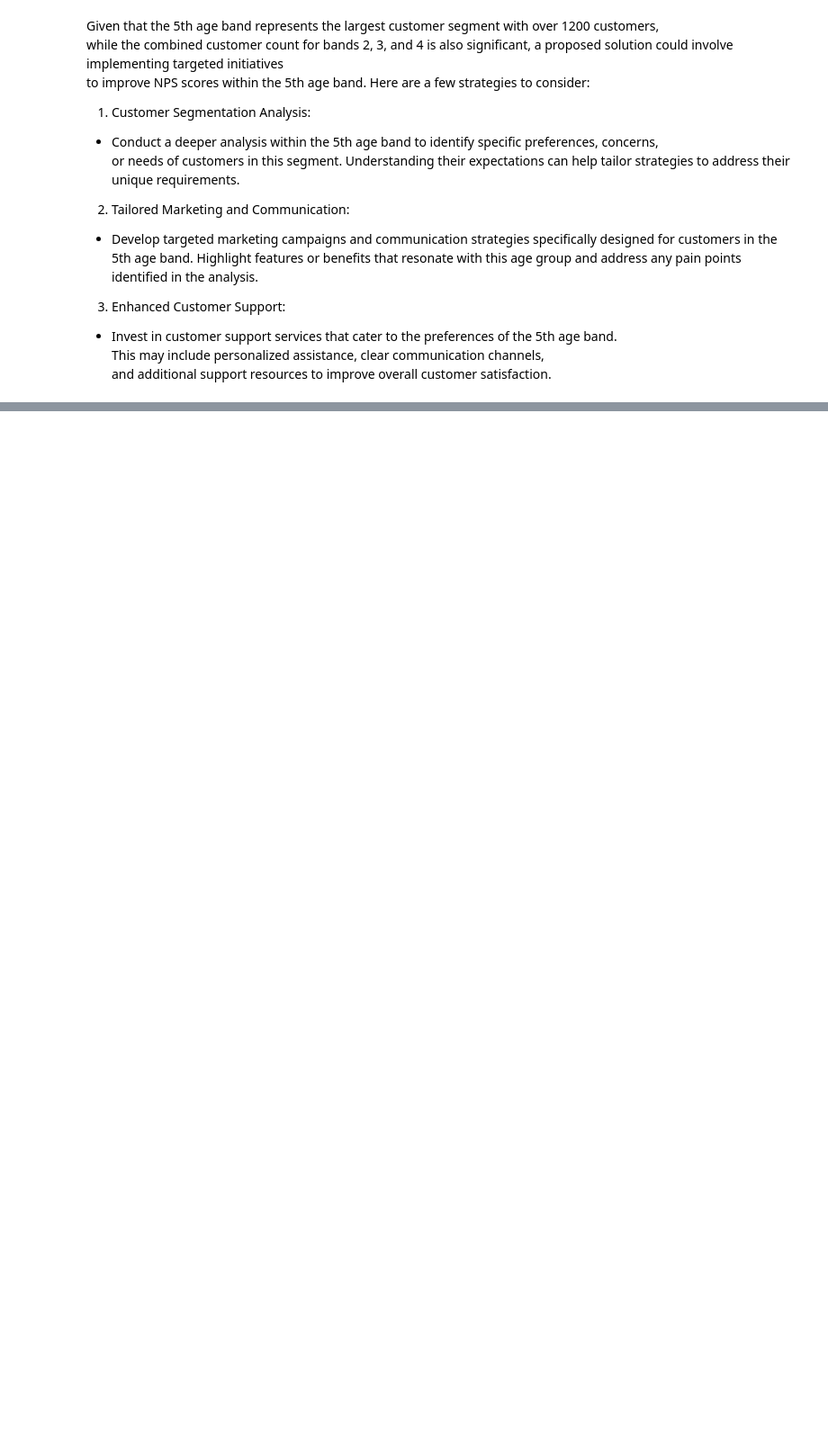
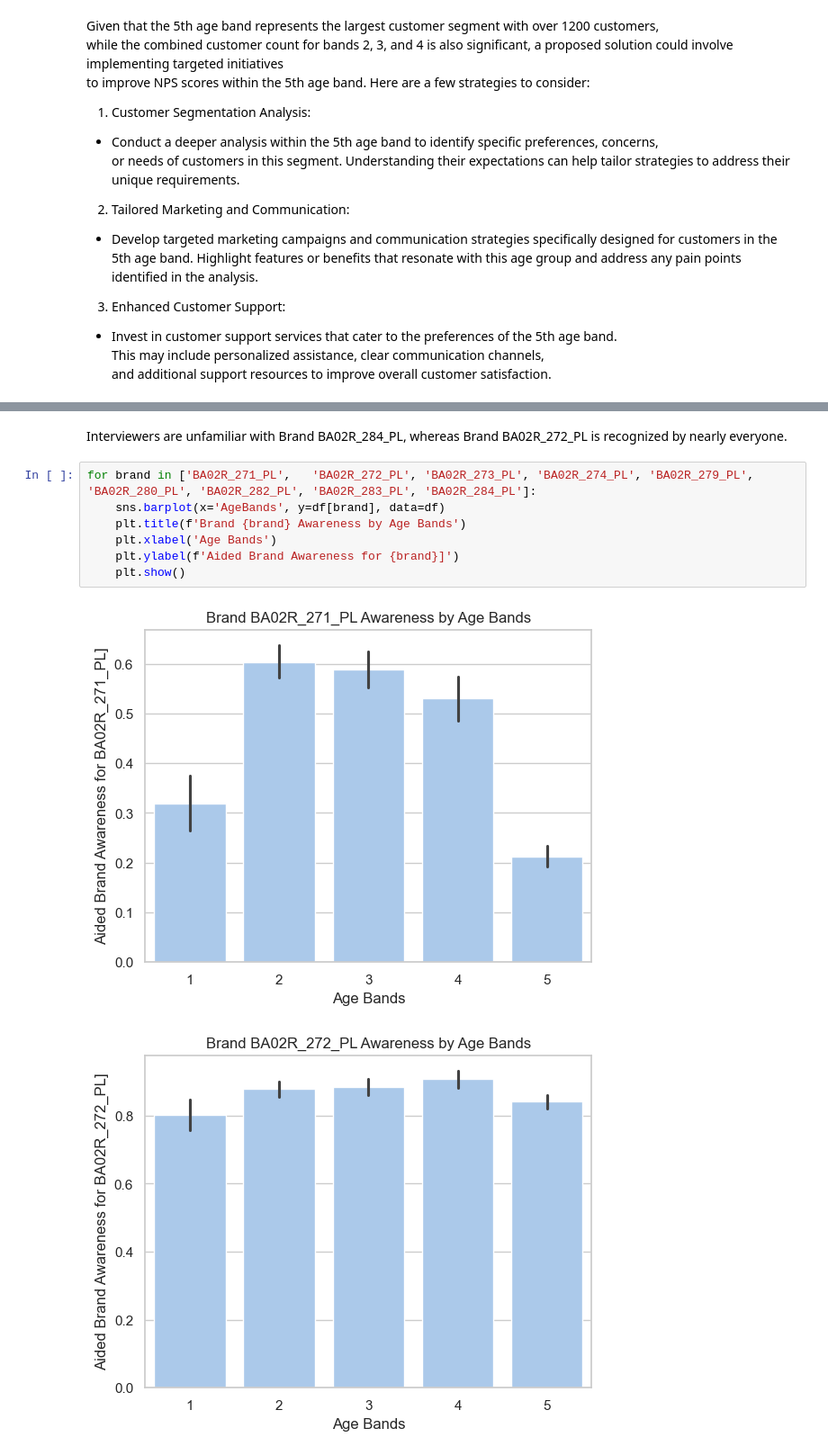
Before and after one commit to Skronski/cases, a Jupyter notebook: EON/00_programs/notebook.ipynb, the cells around one changed output, grey strips where cells are left out. Shown at 90% size. Cells and saved outputs as stored; diff of their text form; blank space fills up the shorter version.

```diff
--- a/EON/00_programs/notebook.ipynb
+++ b/EON/00_programs/notebook.ipynb
@@ -203,0 +286,12 @@ and additional support resources to improve overall customer satisfaction.
+# %% [markdown]
+Interviewers are unfamiliar with Brand BA02R_284_PL, whereas Brand BA02R_272_PL is recognized by nearly everyone.
+# %%
+for brand in ['BA02R_271_PL',	'BA02R_272_PL',	'BA02R_273_PL',	'BA02R_274_PL',	'BA02R_279_PL',	'BA02R_280_PL',	'BA02R_282_PL',	'BA02R_283_PL',	'BA02R_284_PL']:
+    sns.barplot(x='AgeBands', y=df[brand], data=df)
+    plt.title(f'Brand {brand} Awareness by Age Bands')
+    plt.xlabel('Age Bands')
+    plt.ylabel(f'Aided Brand Awareness for {brand}]')
+    plt.show()
+# %% [output]
+[figure, added]
+[figure, added]
```
Also changed, not shown: parts of 13 cells of this notebook.
